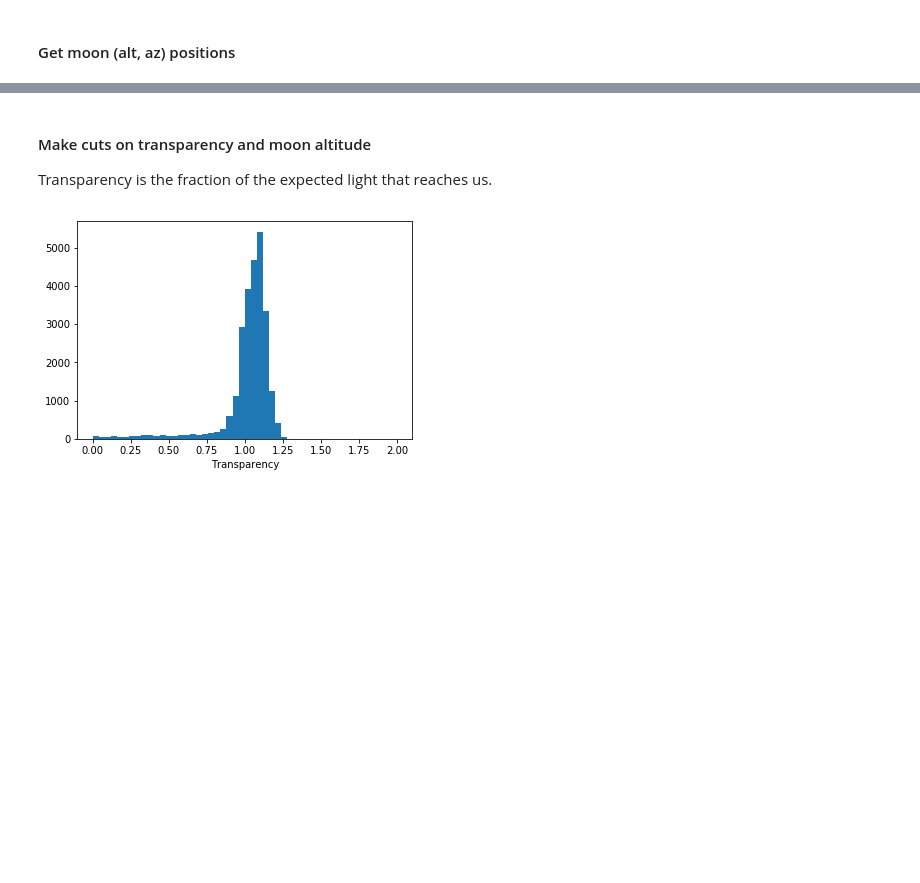
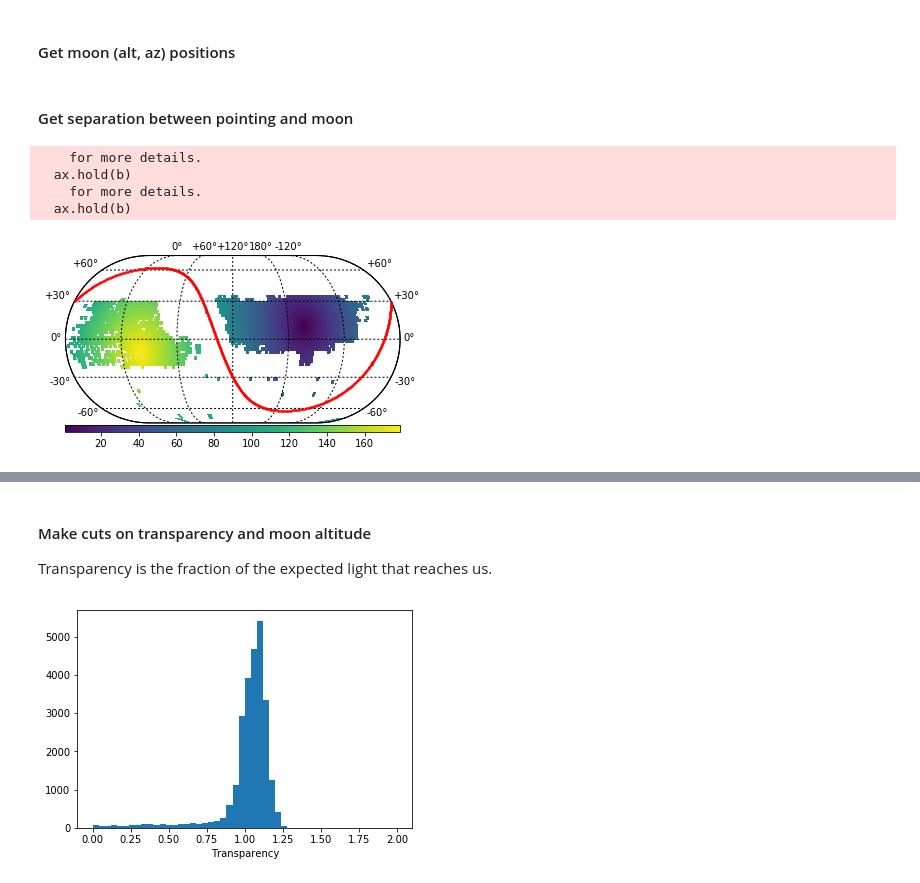
Before and after one commit to belaa/sky-brightness, a Jupyter notebook: DECaLS Sky Brightness.ipynb, the cells around one changed output, grey strips where cells are left out. Drawn from its saved outputs; the diff is of its cells as text; code cells hidden in the pictures; blank space fills up the shorter version.

Commit message:
Made cuts on data

```diff
--- a/DECaLS Sky Brightness.ipynb
+++ b/DECaLS Sky Brightness.ipynb
@@ -50,3 +52,24 @@ moon_dec = moon_position.dec.value
 moon_position_altaz = moon_position.transform_to(astropy.coordinates.AltAz(obstime=time, location=location))
 moon_alt = moon_position_altaz.alt.value
 moon_az = moon_position_altaz.az.value
+# %% [markdown]
+#### Get separation between pointing and moon
+# %%
+# From: http://spiff.rit.edu/classes/phys373/lectures/radec/radec.html
+def separation(ra1, dec1, ra2, dec2):
+    pi2 = np.radians(90)
+    alpha = np.cos(np.radians(ra1)-np.radians(ra2))
+    first = np.cos(pi2-np.radians(dec1))*np.cos(pi2-np.radians(dec2))
+    second = np.sin(pi2-np.radians(dec1))*np.sin(pi2-np.radians(dec2))*alpha
+    return np.arccos(first+second)*180/np.pi
+
+# Fix moon position at (ra=200, dec=10)
+separation_angle_fixed = separation(t['RA'], t['DEC'], ra2=200, dec2=10)
+# %%
+plot_sky_binned(t['RA'], t['DEC'], data=separation_angle_fixed);
+# %% [output]
+    for more details.
+  ax.hold(b)
+    for more details.
+  ax.hold(b)
+[figure, added]
```
Also changed, not shown: parts of 24 cells of this notebook, 1 other file.
